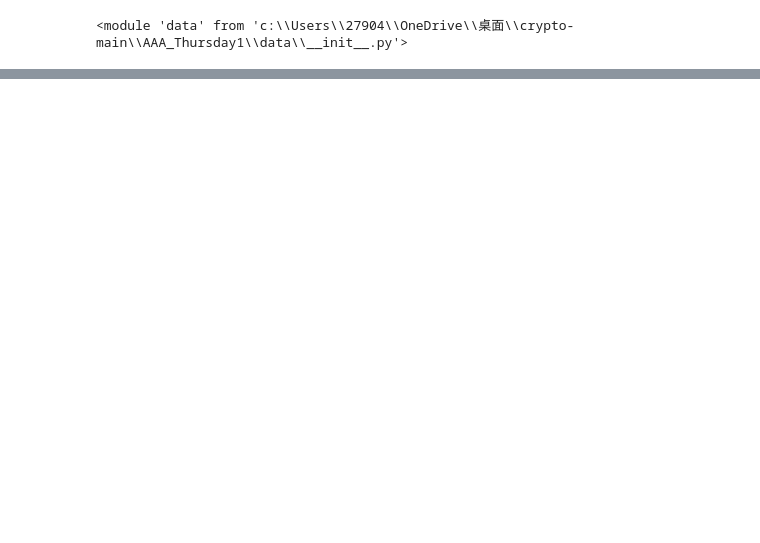
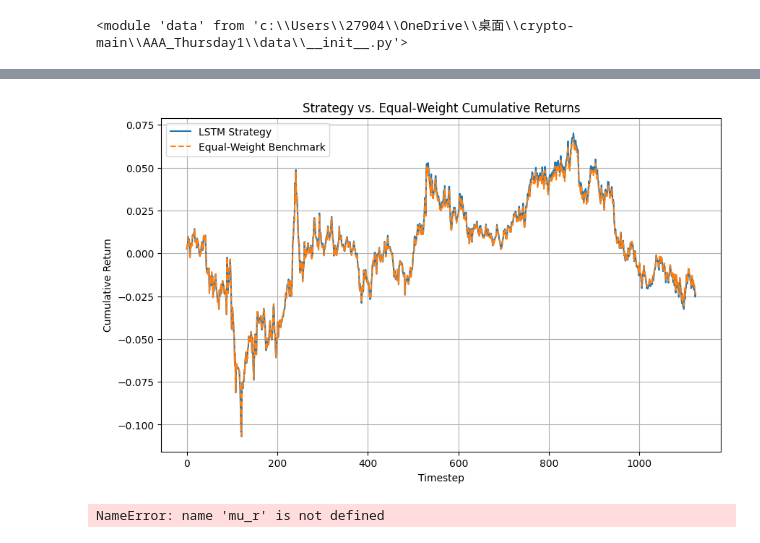
Before and after one commit to iancadev/crypto, a Jupyter notebook: AAA_Thursday1/experiment1-iancadev.ipynb, the cells around one changed output, grey strips where cells are left out. Saved outputs shown, nothing was run; the diff lists cells and outputs as text; code cells hidden in the pictures; blank space fills up the shorter version.

```diff
--- a/AAA_Thursday1/experiment1-iancadev.ipynb
+++ b/AAA_Thursday1/experiment1-iancadev.ipynb
@@ -165,0 +137,4 @@ LSTM_returns.evaluate(LSTM, train_X_y['train_X'], train_X_y['train_y'])
+# %%
+importlib.reload(LSTM_returns)
+XLM_train_X_y = LSTM_returns.vectorize_train_data(XLM_df, target=target, features=features, episode_length=5)
+BTC_train_X_y = LSTM_returns.vectorize_train_data(BTC_df, target=target, features=features, episode_length=5)
@@ -165,0 +215,22 @@ LSTM_returns.evaluate(LSTM, train_X_y['train_X'], train_X_y['train_y'])
+# %%
+port_rets   = (weights * realized_rets).sum(axis=1)        # (T,)
+cum_rets    = np.cumprod(1 + port_rets) - 1               # (T,)
+
+# 2) equal‑weight benchmark
+n_assets    = weights.shape[1]
+equal_w     = np.ones(n_assets) / n_assets                # (n_assets,)
+eq_rets     = realized_rets.dot(equal_w)                  # (T,)
+cum_eq_rets = np.cumprod(1 + eq_rets) - 1                 # (T,)
+
+# 3) plot both
+plt.figure(figsize=(10,6))
+plt.plot(cum_rets,    label='LSTM Strategy')
+plt.plot(cum_eq_rets, label='Equal‑Weight Benchmark', linestyle='--')
+plt.xlabel('Timestep')
+plt.ylabel('Cumulative Return')
+plt.title('Strategy vs. Equal‑Weight Cumulative Returns')
+plt.legend()
+plt.grid(True)
+plt.show()
+# %% [output]
+[figure, added]
@@ -165,0 +245,4 @@ LSTM_returns.evaluate(LSTM, train_X_y['train_X'], train_X_y['train_y'])
+# %%
+mu_r
+# %% [output]
+NameError: name 'mu_r' is not defined
```
Also changed, not shown: parts of 19 cells of this notebook, 57 other files.
